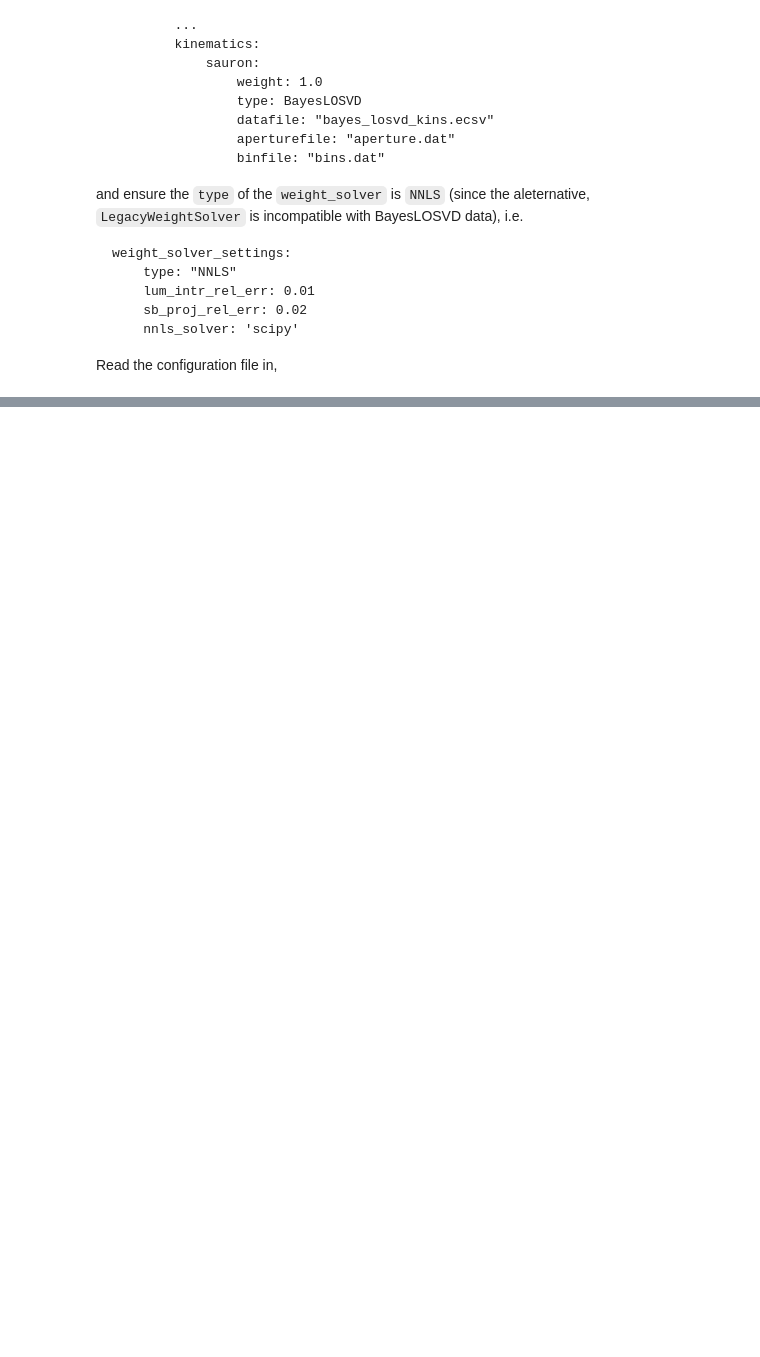
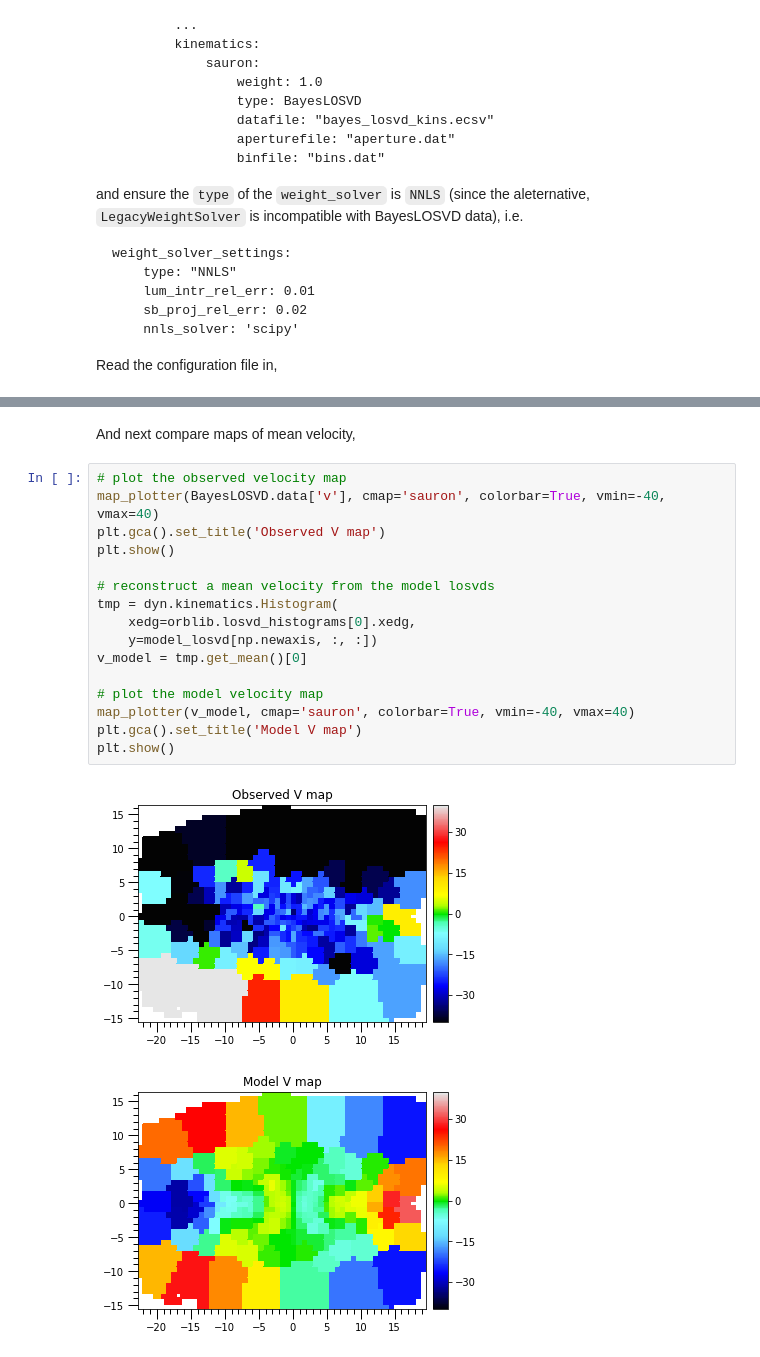
Before and after one commit to dynamics-of-stellar-systems/dynamite, a Jupyter notebook: docs/tutorial_notebooks/BayesLOSVD_and_DYNAMITE.ipynb, the cells around one changed output, grey strips where cells are left out. Cells and saved outputs as stored; diff of their text form; blank space fills up the shorter version.

```diff
--- a/docs/tutorial_notebooks/BayesLOSVD_and_DYNAMITE.ipynb
+++ b/docs/tutorial_notebooks/BayesLOSVD_and_DYNAMITE.ipynb
@@ -388,0 +460,21 @@ c.get_2n_obs()
+# %% [markdown]
+And next compare maps of mean velocity,
+# %%
+# plot the observed velocity map
+map_plotter(BayesLOSVD.data['v'], cmap='sauron', colorbar=True, vmin=-40, vmax=40)
+plt.gca().set_title('Observed V map')
+plt.show()
+
+# reconstruct a mean velocity from the model losvds
+tmp = dyn.kinematics.Histogram(
+    xedg=orblib.losvd_histograms[0].xedg,
+    y=model_losvd[np.newaxis, :, :])
+v_model = tmp.get_mean()[0]
+
+# plot the model velocity map
+map_plotter(v_model, cmap='sauron', colorbar=True, vmin=-40, vmax=40)
+plt.gca().set_title('Model V map')
+plt.show()
+# %% [output]
+[figure, added]
+[figure, added]
```
Also changed, not shown: parts of 17 cells of this notebook.
